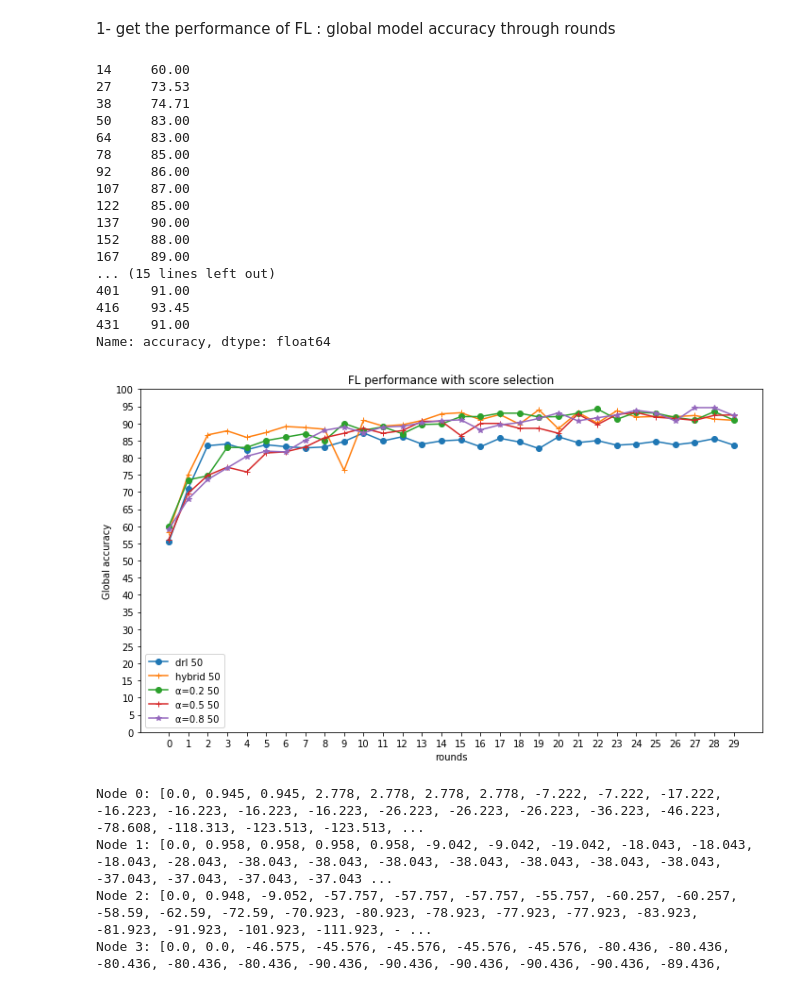
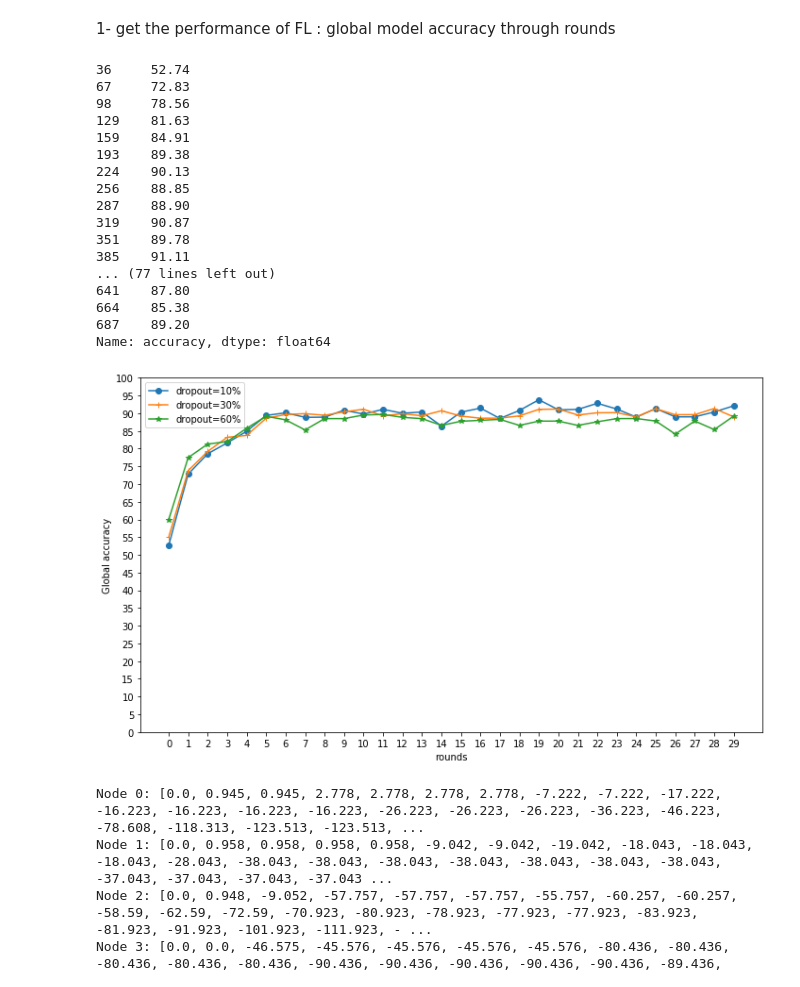
Before and after one commit to PFEWorkspace/code, a Jupyter notebook: scratch/subdir/utils/plot.ipynb, the cells around one changed output. Saved outputs shown, nothing was run; the diff lists cells and outputs as text; code cells hidden in the pictures.

Commit message:
all results from all scenarios and methods here

```diff
--- a/scratch/subdir/utils/plot.ipynb
+++ b/scratch/subdir/utils/plot.ipynb
@@ -5,12 +5,12 @@ import pandas as pd
 import matplotlib.pyplot as plt
 
 # Read the CSV file into a DataFrame
-df2 = pd.read_csv('../results/scenario1/drl/drl_nodes50/models.csv')
-df5 = pd.read_csv('../results/scenario1/hybrid/hybrid_50/models.csv')
-df8 = pd.read_csv('../results/scenario1/drl/drl_300/models.csv')  # Replace 'your_csv_file.csv' with your actual file name
-df52 = pd.read_csv('../results/scenario1/score_alpha02_nodes50/models.csv')
-df55 = pd.read_csv('../results/scenario1/score_alpha05_nodes50/models.csv')
-df58 = pd.read_csv('../results/scenario1/score_alpha08_nodes50/models.csv')  # Replace 'your_csv_file.csv' with your actual file name
+df2 = pd.read_csv('../results/hybrid_drop10_nodes150/models.csv')
+df5 = pd.read_csv('../results/hybrid_drop30_nodes150/models.csv')
+df8 = pd.read_csv('../results/hybrid_drop60_nodes150/models.csv')   # Replace 'your_csv_file.csv' with your actual file name
+df52 = pd.read_csv('../results/score_alpha02_nodes50/models.csv')
+df55 = pd.read_csv('../results/score_alpha05_nodes50/models.csv')
+df58 = pd.read_csv('../results/score_alpha08_nodes50/models.csv')  # Replace 'your_csv_file.csv' with your actual file name
 
 
 # Filter rows with type=2
@@ -32,61 +32,61 @@ filtered_df55 = filtered_df55[1:]
 filtered_df58 = df58[df58['type'] == 2]
 filtered_df58 = filtered_df58[1:]
 
 # Extract accuracy values
 accuracies2 = filtered_df2['accuracy']
 accuracies5 = filtered_df5['accuracy']
 accuracies8 = filtered_df8['accuracy']
 
 accuracies52 = filtered_df52['accuracy']
 accuracies55 = filtered_df55['accuracy']
 accuracies58 = filtered_df58['accuracy']
 
 index = filtered_df2['round']
 
-# print(accuracies2)
-print(accuracies52)
+print(accuracies2)
+# print(accuracies52)
 
-# print(accuracies5)
+print(accuracies5)
 # print(accuracies55)
 
-# print(accuracies8)
+print(accuracies8)
 # print(accuracies58)
 # print(accuracies)
 # Create a line plot
 plt.figure(figsize=(10, 6))
-plt.plot(index, accuracies2, marker='o', label="drl 50")
-plt.plot(index, accuracies5, marker='+', label="hybrid 50")
-# plt.plot(index, accuracies8, marker='*', label="drl 300")
-plt.plot(index, accuracies52, marker='o', label="α=0.2 50")
-plt.plot(index, accuracies55, marker='+', label="α=0.5 50")
-plt.plot(index, accuracies58, marker='*', label="α=0.8 50")
-plt.title('FL performance with score selection')
+plt.plot(index, accuracies2, marker='o', label="dropout=10%")
+plt.plot(index, accuracies5, marker='+', label="dropout=30%")
+plt.plot(index, accuracies8, marker='*', label="dropout=60%")
+# plt.plot(index, accuracies52, marker='o', label="α=0.2 50")
+# plt.plot(index, accuracies55, marker='+', label="α=0.5 50")
+# plt.plot(index, accuracies58, marker='*', label="α=0.8 50")
+# plt.title('FL performance with score selection')
 plt.xlabel('rounds')
 plt.ylabel('Global accuracy')
 plt.yticks(range(0, 101, 5))
 plt.xticks(range(0,30, 1))
 plt.legend()
 plt.tight_layout()
 plt.show()
 # %% [output]
-14     60.00
-27     73.53
-38     74.71
-50     83.00
-64     83.00
-78     85.00
-92     86.00
-107    87.00
-122    85.00
-137    90.00
-152    88.00
-167    89.00
-... (15 lines left out)
-401    91.00
-416    93.45
-431    91.00
+36     52.74
+67     72.83
+98     78.56
+129    81.63
+159    84.91
+193    89.38
+224    90.13
+256    88.85
+287    88.90
+319    90.87
+351    89.78
+385    91.11
+... (77 lines left out)
+641    87.80
+664    85.38
+687    89.20
 Name: accuracy, dtype: float64
-[figure, old version]
+[figure, new version]
 # %%
 import json
 import numpy as np
```
Also changed, not shown: 30 other files.
